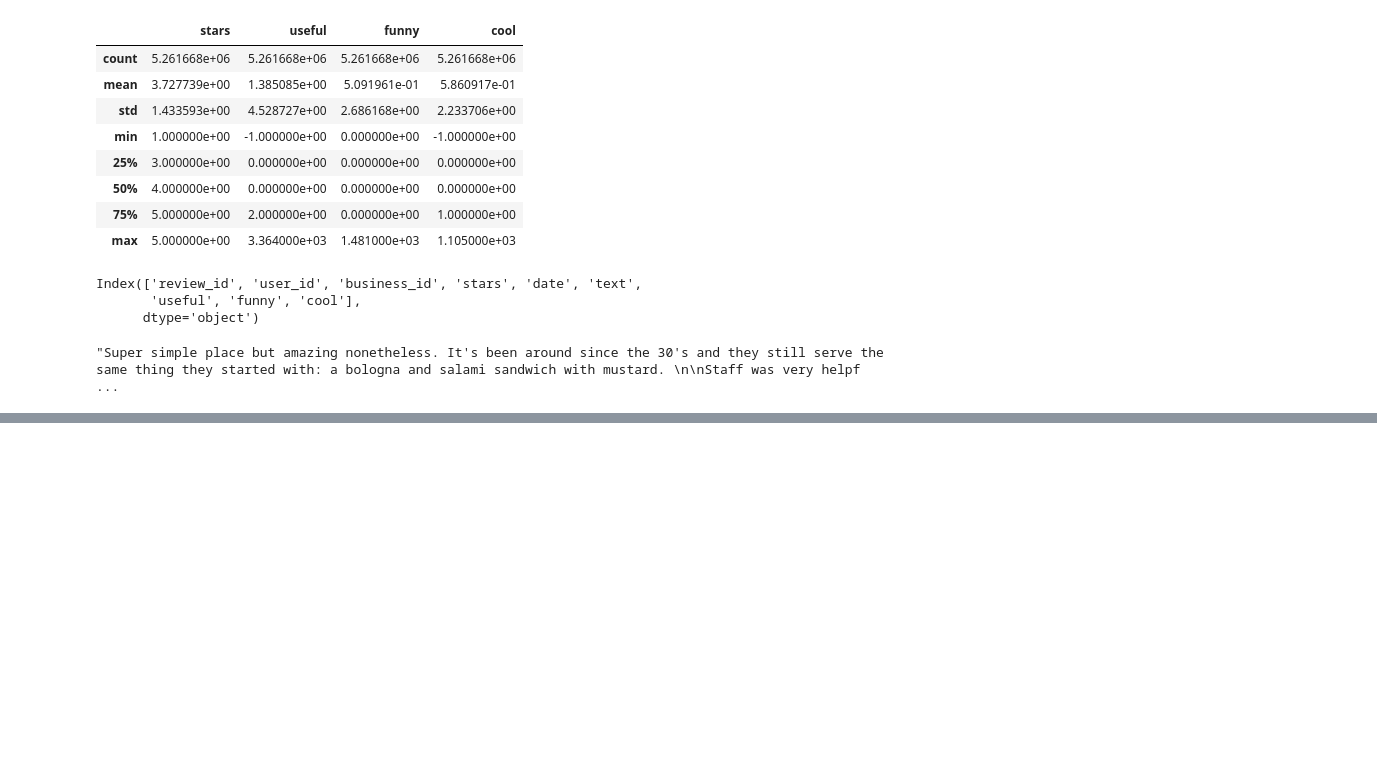
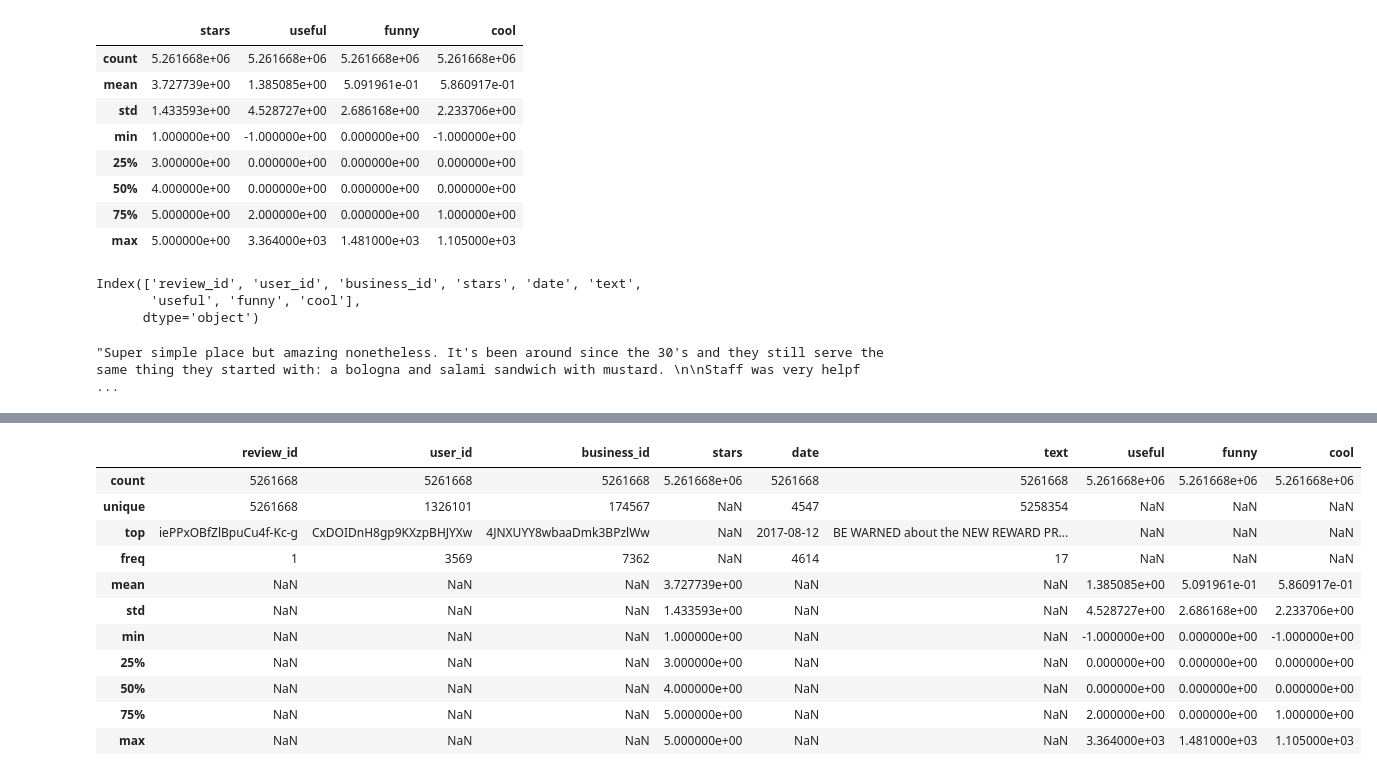
Before and after one commit to alanpurple/RestRecommend, a Jupyter notebook: rest_eda.ipynb, the cells around one changed output, grey strips where cells are left out. Drawn from its saved outputs; the diff is of its cells as text; code cells hidden in the pictures; blank space fills up the shorter version.

```diff
--- a/rest_eda.ipynb
+++ b/rest_eda.ipynb
@@ -87,3 +87,18 @@ sample_list
  'very',
  'helpful',
  'friendly']
+# %%
+reviews_df.describe(include='all')
+# %% [output]
+|  | review_id | user_id | business_id | stars | date | text | useful | funny | cool |
+| count | 5261668 | 5261668 | 5261668 | 5.261668e+06 | 5261668 | 5261668 | 5.261668e+06 | 5.261668e+06 | 5.261668e+06 |
+| unique | 5261668 | 1326101 | 174567 | NaN | 4547 | 5258354 | NaN | NaN | NaN |
+| top | iePPxOBfZlBpuCu4f-Kc-g | CxDOIDnH8gp9KXzpBHJYXw | 4JNXUYY8wbaaDmk3BPzlWw | NaN | 2017-08-12 | BE WARNED about the NEW REWARD PR... | NaN | NaN | NaN |
+| freq | 1 | 3569 | 7362 | NaN | 4614 | 17 | NaN | NaN | NaN |
+| mean | NaN | NaN | NaN | 3.727739e+00 | NaN | NaN | 1.385085e+00 | 5.091961e-01 | 5.860917e-01 |
+| std | NaN | NaN | NaN | 1.433593e+00 | NaN | NaN | 4.528727e+00 | 2.686168e+00 | 2.233706e+00 |
+| min | NaN | NaN | NaN | 1.000000e+00 | NaN | NaN | -1.000000e+00 | 0.000000e+00 | -1.000000e+00 |
+| 25% | NaN | NaN | NaN | 3.000000e+00 | NaN | NaN | 0.000000e+00 | 0.000000e+00 | 0.000000e+00 |
+| 50% | NaN | NaN | NaN | 4.000000e+00 | NaN | NaN | 0.000000e+00 | 0.000000e+00 | 0.000000e+00 |
+| 75% | NaN | NaN | NaN | 5.000000e+00 | NaN | NaN | 2.000000e+00 | 0.000000e+00 | 1.000000e+00 |
+| max | NaN | NaN | NaN | 5.000000e+00 | NaN | NaN | 3.364000e+03 | 1.481000e+03 | 1.105000e+03 |
```
Also changed, not shown: parts of 24 cells of this notebook, 3 other files.
